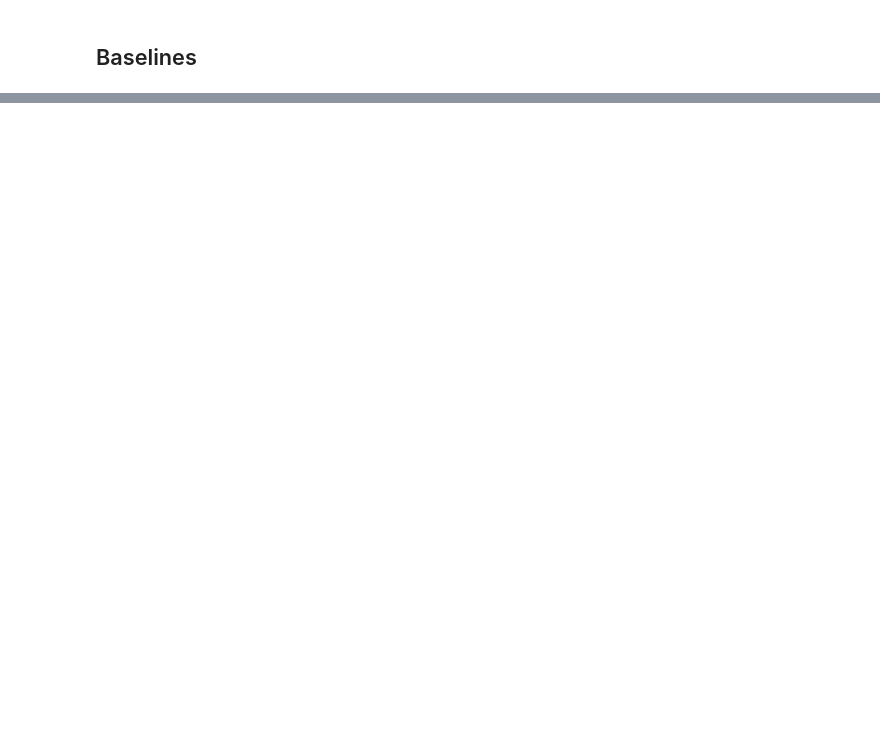
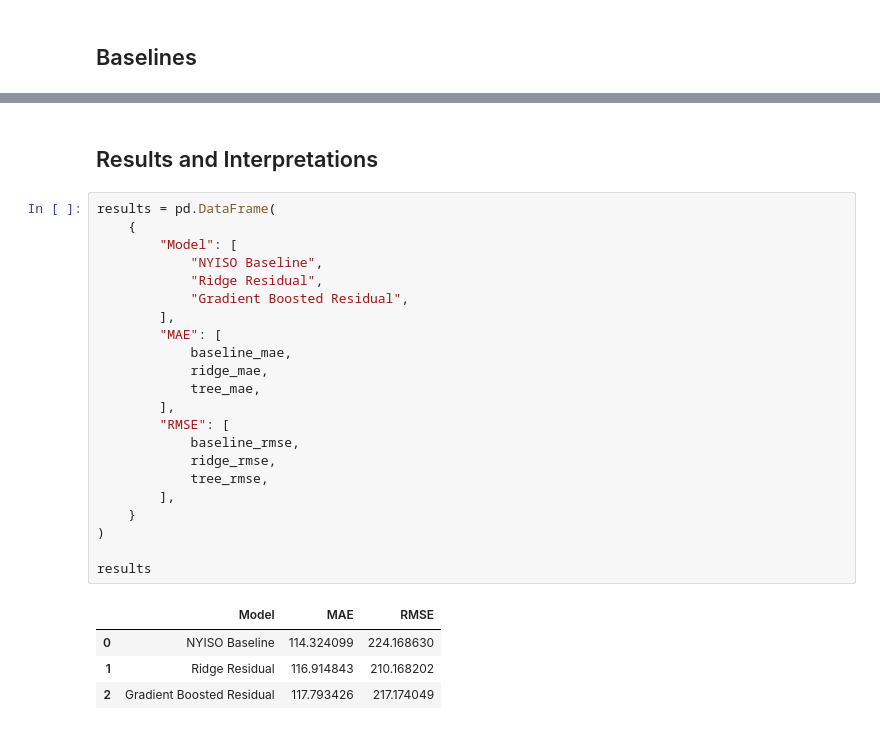
Before and after one commit to sumaitate/nyiso-solar-residual, a Jupyter notebook: notebooks/02_feature_engineering.ipynb, the cells around one changed output, grey strips where cells are left out. Saved outputs shown, nothing was run; the diff lists cells and outputs as text; blank space fills up the shorter version.

```diff
--- a/notebooks/02_feature_engineering.ipynb
+++ b/notebooks/02_feature_engineering.ipynb
@@ -357,0 +460,29 @@ results
+# %% [markdown]
+## Results and Interpretations
+# %%
+results = pd.DataFrame(
+    {
+        "Model": [
+            "NYISO Baseline",
+            "Ridge Residual",
+            "Gradient Boosted Residual",
+        ],
+        "MAE": [
+            baseline_mae,
+            ridge_mae,
+            tree_mae,
+        ],
+        "RMSE": [
+            baseline_rmse,
+            ridge_rmse,
+            tree_rmse,
+        ],
+    }
+)
+
+results
+# %% [output]
+|  | Model | MAE | RMSE |
+| 0 | NYISO Baseline | 114.324099 | 224.168630 |
+| 1 | Ridge Residual | 116.914843 | 210.168202 |
+| 2 | Gradient Boosted Residual | 117.793426 | 217.174049 |
```
Also changed, not shown: parts of 14 cells of this notebook.
